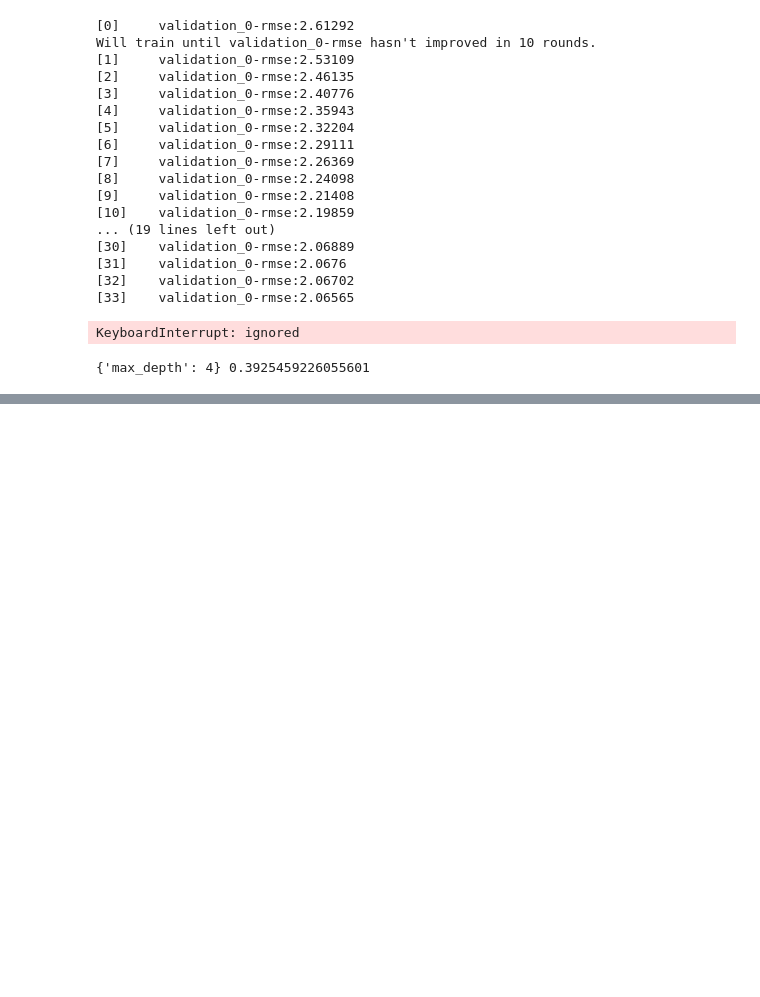
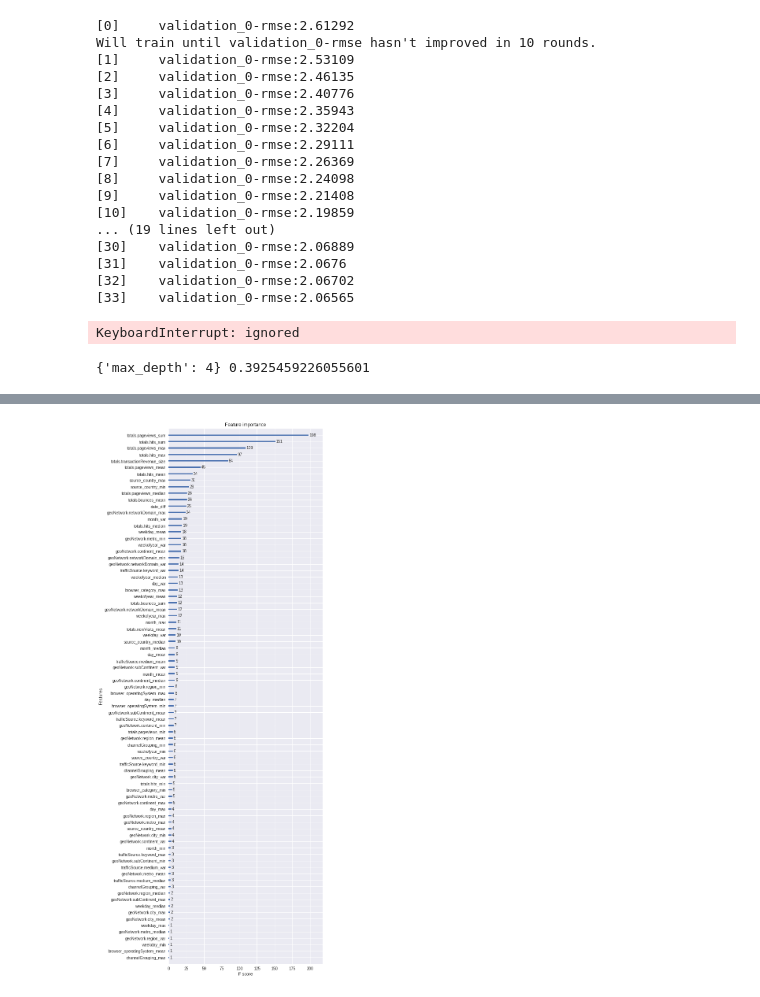
Before and after one commit to kyokicchi/ggl_an_codes, a Jupyter notebook: trainXGBmodel.ipynb, the cells around one changed output, grey strips where cells are left out. Saved outputs shown, nothing was run; the diff lists cells and outputs as text; code cells hidden in the pictures; blank space fills up the shorter version.

```diff
--- a/trainXGBmodel.ipynb
+++ b/trainXGBmodel.ipynb
@@ -146,0 +150,6 @@ plt.show()
+# %%
+fig, ax = plt.subplots(1, 1, figsize=(7, 25))
+xgb.plot_importance(model, ax=ax)
+plt.show()
+# %% [output]
+[figure, added]
```
Also changed, not shown: parts of 6 cells of this notebook.
